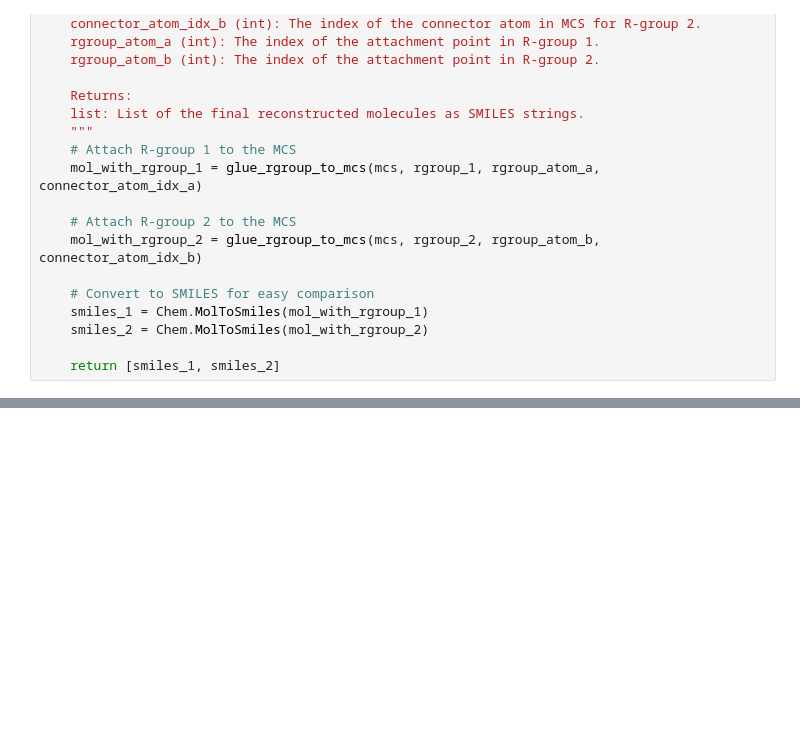
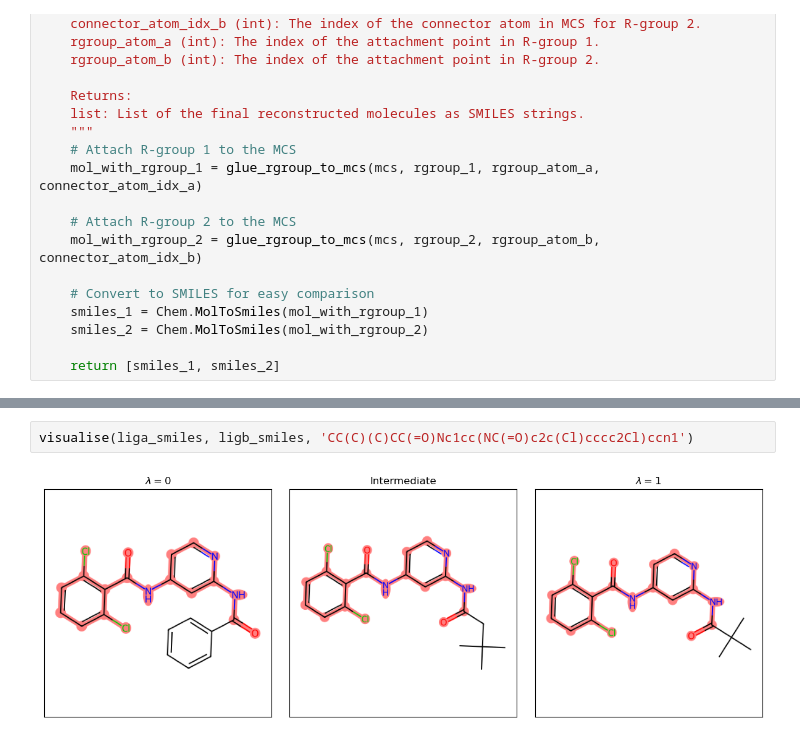
Before and after one commit to daanjiskoot/Intermediate_generator, a Jupyter notebook: R-group/R-group_deconstructor.ipynb, the cells around one changed output, grey strips where cells are left out. Drawn from its saved outputs; the diff is of its cells as text; blank space fills up the shorter version.

```diff
--- a/R-group/R-group_deconstructor.ipynb
+++ b/R-group/R-group_deconstructor.ipynb
@@ -454,0 +479,4 @@ RuntimeError: Range Error
+# %%
+visualise(liga_smiles, ligb_smiles, 'CC(C)(C)CC(=O)Nc1cc(NC(=O)c2c(Cl)cccc2Cl)ccn1')
+# %% [output]
+[figure, added]
```
Also changed, not shown: parts of 5 cells of this notebook.
